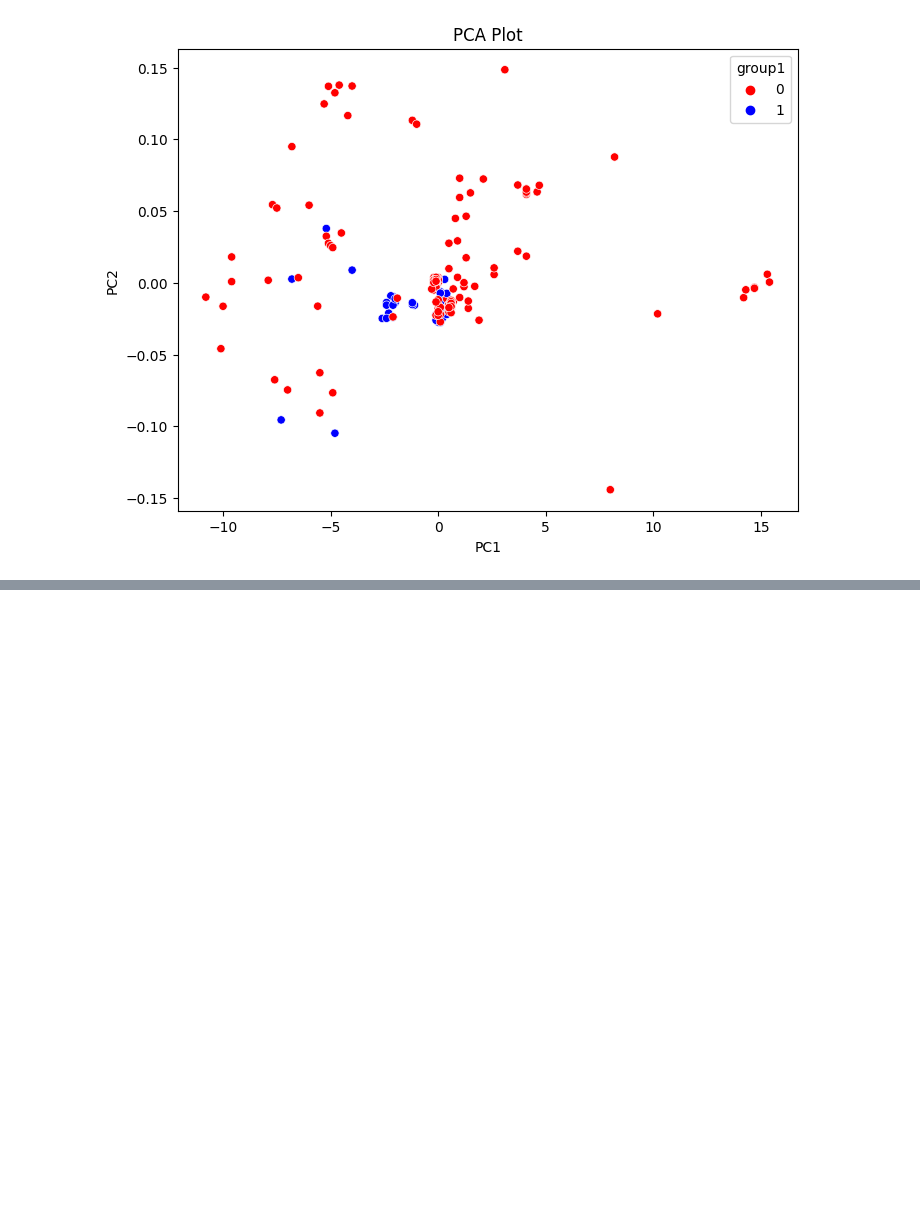
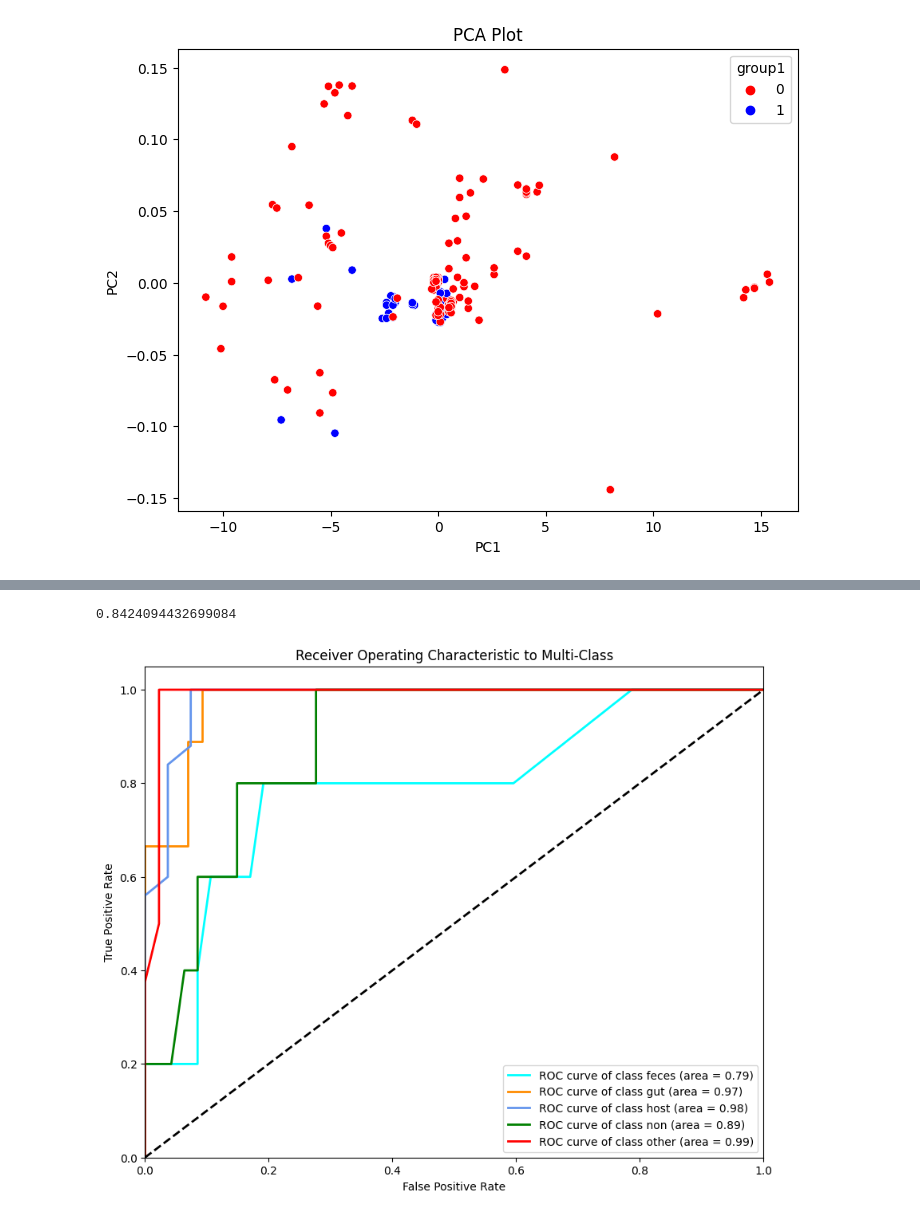
Before and after one commit to DeweyYihengDu/PVC, a Jupyter notebook: machine_pathway.ipynb, the cells around one changed output, grey strips where cells are left out. Drawn from its saved outputs; the diff is of its cells as text; code cells hidden in the pictures; blank space fills up the shorter version.

```diff
--- a/machine_pathway.ipynb
+++ b/machine_pathway.ipynb
@@ -306,0 +367,58 @@ plt.show()
+# %%
+from sklearn.metrics import roc_auc_score
+from sklearn.preprocessing import LabelBinarizer
+
+# Binarize the labels
+lb = LabelBinarizer()
+lb.fit(y_test)
+y_test_bin = lb.transform(y_test)
+y_pred_bin = lb.transform(y_pred)
+
+# Compute the ROC AUC score for each class
+roc_auc_score(y_test_bin, y_pred_bin, average='macro')
+# %% [output]
+0.8424094432699084
+# %%
+from itertools import cycle
+from sklearn.metrics import roc_curve, auc
+from sklearn.preprocessing import label_binarize
+from sklearn.multiclass import OneVsRestClassifier
+
+# Binarize the output
+y = label_binarize(data['group1'], classes=['feces', 'gut', 'host', 'non', 'other'])
+n_classes = y.shape[1]
+
+# Split the data into train and test sets
+X_train, X_test, y_train, y_test = train_test_split(X, y, test_size=0.2, random_state=42, stratify=y)
+
+# Learn to predict each class against the other
+classifier = OneVsRestClassifier(RandomForestClassifier(random_state=42))
+y_score = classifier.fit(X_train, y_train).predict_proba(X_test)
+
+# Compute ROC curve and ROC area for each class
+fpr = dict()
+tpr = dict()
+roc_auc = dict()
+for i in range(n_classes):
+    fpr[i], tpr[i], _ = roc_curve(y_test[:, i], y_score[:, i])
+    roc_auc[i] = auc(fpr[i], tpr[i])
+
+# Plot all ROC curves
+plt.figure(figsize=(10, 8))
+
+colors = cycle(['aqua', 'darkorange', 'cornflowerblue', 'green', 'red'])
+for i, color in zip(range(n_classes), colors):
+    plt.plot(fpr[i], tpr[i], color=color, lw=2,
+             label='ROC curve of class {0} (area = {1:0.2f})'
+             ''.format(['feces', 'gut', 'host', 'non', 'other'][i], roc_auc[i]))
+
+plt.plot([0, 1], [0, 1], 'k--', lw=2)
+plt.xlim([0.0, 1.0])
+plt.ylim([0.0, 1.05])
+plt.xlabel('False Positive Rate')
+plt.ylabel('True Positive Rate')
+plt.title('Receiver Operating Characteristic to Multi-Class')
+plt.legend(loc="lower right")
+plt.show()
+# %% [output]
+[figure, added]
```
Also changed, not shown: parts of 8 cells of this notebook.
